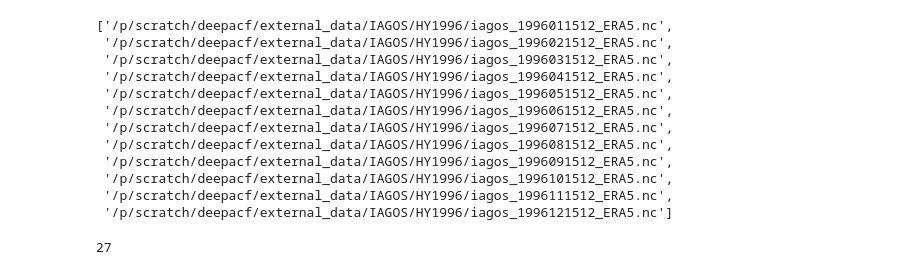
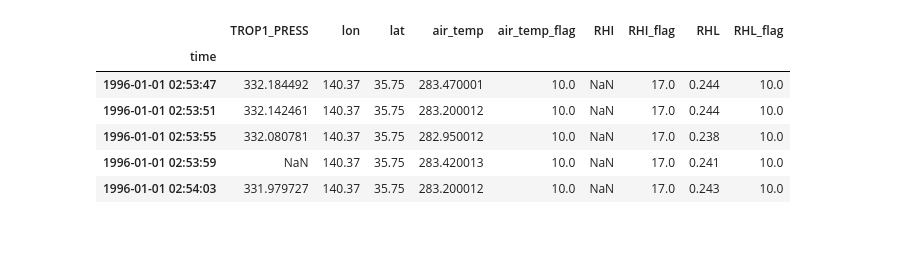
Before and after one commit to lstephenuzk/ESDP-FinalProject, a Jupyter notebook: CombineData.ipynb, the cells around one changed output. Cells and saved outputs as stored; diff of their text form; code cells hidden in the pictures; blank space fills up the shorter version.

Commit message:
Saved combined dataframe to pickle file

```diff
--- a/CombineData.ipynb
+++ b/CombineData.ipynb
@@ -4,5 +0,0 @@ import pandas as pd
-# %%
-iagos_jan_1996 = xr.open_dataset('/p/scratch/deepacf/external_data/IAGOS/HY1996/iagos_1996011512_ERA5.nc')
-df = iagos_jan_1996.to_dataframe()
-
-df.head()
@@ -22,16 +13,17 @@ len(df.index)
 # %%
-from glob import glob
+## loop through folders and files in folder and add to list
 folders = sorted(glob("/p/scratch/deepacf/external_data/IAGOS/*/", recursive = True))
 
 data_list = []
-#for i in range(0, len(folders)):
-for i in range(0, 2):
+for i in range(0, len(folders)):
+#for i in range(0, 2):
     file_list = sorted(glob(folders[i] + "/*.nc"))
     for j in range(0, len(file_list)):
         nc_file = xr.open_dataset(file_list[j])
         df = nc_file.to_dataframe()
         data_list.append(df)
-        print(file_list[j])
+        #print(file_list[j])
+    #print(folders[i])
 # %% [output]
 /p/scratch/deepacf/external_data/IAGOS/HY1996/iagos_1996011512_ERA5.nc
 /p/scratch/deepacf/external_data/IAGOS/HY1996/iagos_1996021512_ERA5.nc
@@ -66,19 +48,16 @@ data_all.tail()
-# %%
-sorted(glob(folders[0] + "/*.nc"))
-# %% [output]
-['/p/scratch/deepacf/external_data/IAGOS/HY1996/iagos_1996011512_ERA5.nc',
- '/p/scratch/deepacf/external_data/IAGOS/HY1996/iagos_1996021512_ERA5.nc',
- '/p/scratch/deepacf/external_data/IAGOS/HY1996/iagos_1996031512_ERA5.nc',
- '/p/scratch/deepacf/external_data/IAGOS/HY1996/iagos_1996041512_ERA5.nc',
- '/p/scratch/deepacf/external_data/IAGOS/HY1996/iagos_1996051512_ERA5.nc',
- '/p/scratch/deepacf/external_data/IAGOS/HY1996/iagos_1996061512_ERA5.nc',
- '/p/scratch/deepacf/external_data/IAGOS/HY1996/iagos_1996071512_ERA5.nc',
- '/p/scratch/deepacf/external_data/IAGOS/HY1996/iagos_1996081512_ERA5.nc',
- '/p/scratch/deepacf/external_data/IAGOS/HY1996/iagos_1996091512_ERA5.nc',
- '/p/scratch/deepacf/external_data/IAGOS/HY1996/iagos_1996101512_ERA5.nc',
- '/p/scratch/deepacf/external_data/IAGOS/HY1996/iagos_1996111512_ERA5.nc',
- '/p/scratch/deepacf/external_data/IAGOS/HY1996/iagos_1996121512_ERA5.nc']
-# %%
-len(folders)
-# %% [output]
-27
+# %%
+#data_all.head()
+#data_all.columns
+## select columns of interest
+data_all_select = data_all.loc[:, ['TROP1_PRESS', 'lon', 'lat', 'air_temp', 'air_temp_flag',
+                                  'RHI', 'RHI_flag', 'RHL', 'RHL_flag']]
+# %%
+data_all_select.head()
+# %% [output]
+|  | TROP1_PRESS | lon | lat | air_temp | air_temp_flag | RHI | RHI_flag | RHL | RHL_flag |
+| time |  |  |  |  |  |  |  |  |  |
+| 1996-01-01 02:53:47 | 332.184492 | 140.37 | 35.75 | 283.470001 | 10.0 | NaN | 17.0 | 0.244 | 10.0 |
+| 1996-01-01 02:53:51 | 332.142461 | 140.37 | 35.75 | 283.200012 | 10.0 | NaN | 17.0 | 0.244 | 10.0 |
+| 1996-01-01 02:53:55 | 332.080781 | 140.37 | 35.75 | 282.950012 | 10.0 | NaN | 17.0 | 0.238 | 10.0 |
+| 1996-01-01 02:53:59 | NaN | 140.37 | 35.75 | 283.420013 | 10.0 | NaN | 17.0 | 0.241 | 10.0 |
+| 1996-01-01 02:54:03 | 331.979727 | 140.37 | 35.75 | 283.200012 | 10.0 | NaN | 17.0 | 0.243 | 10.0 |
```
Also changed, not shown: parts of 10 cells of this notebook.
